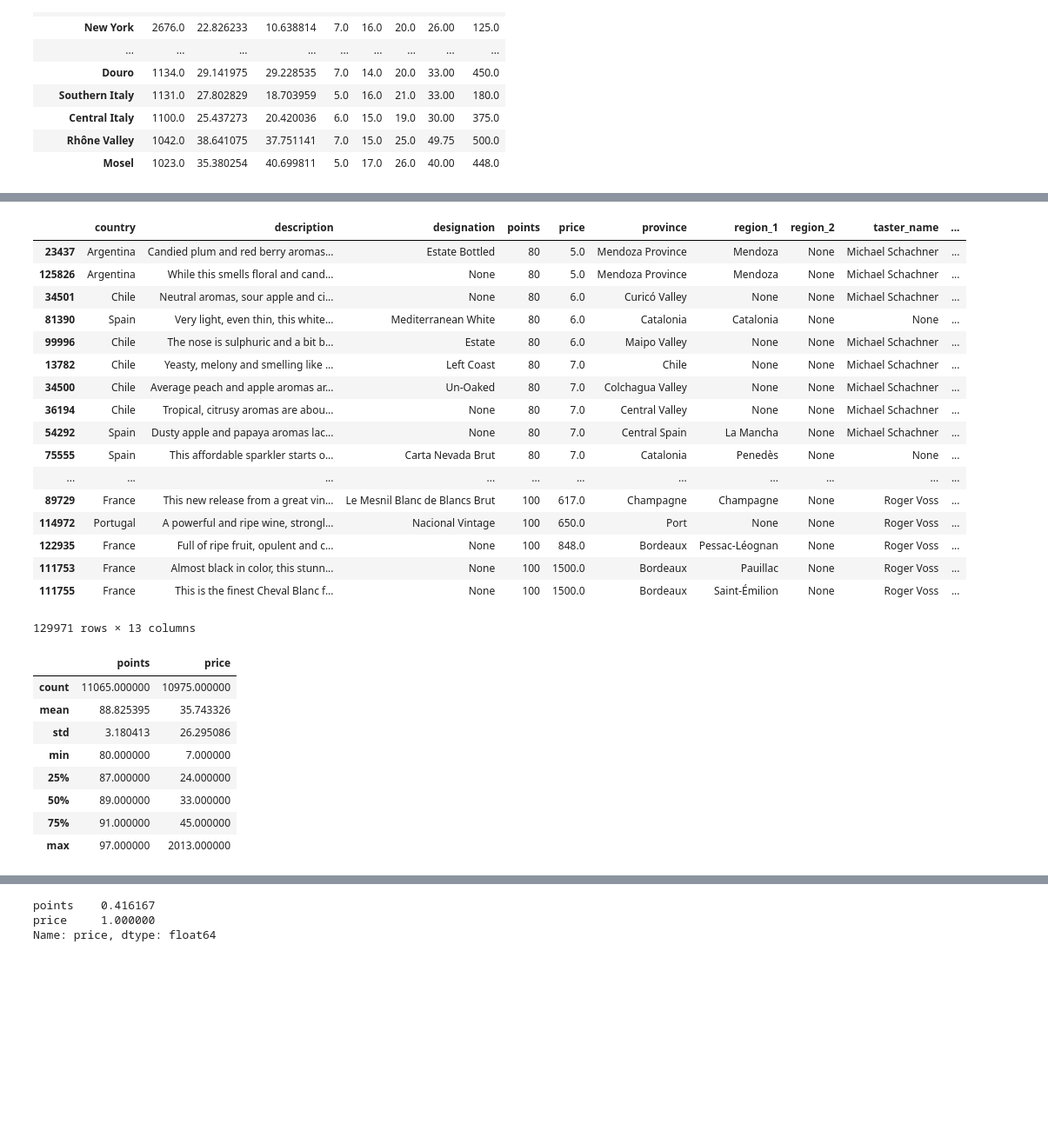
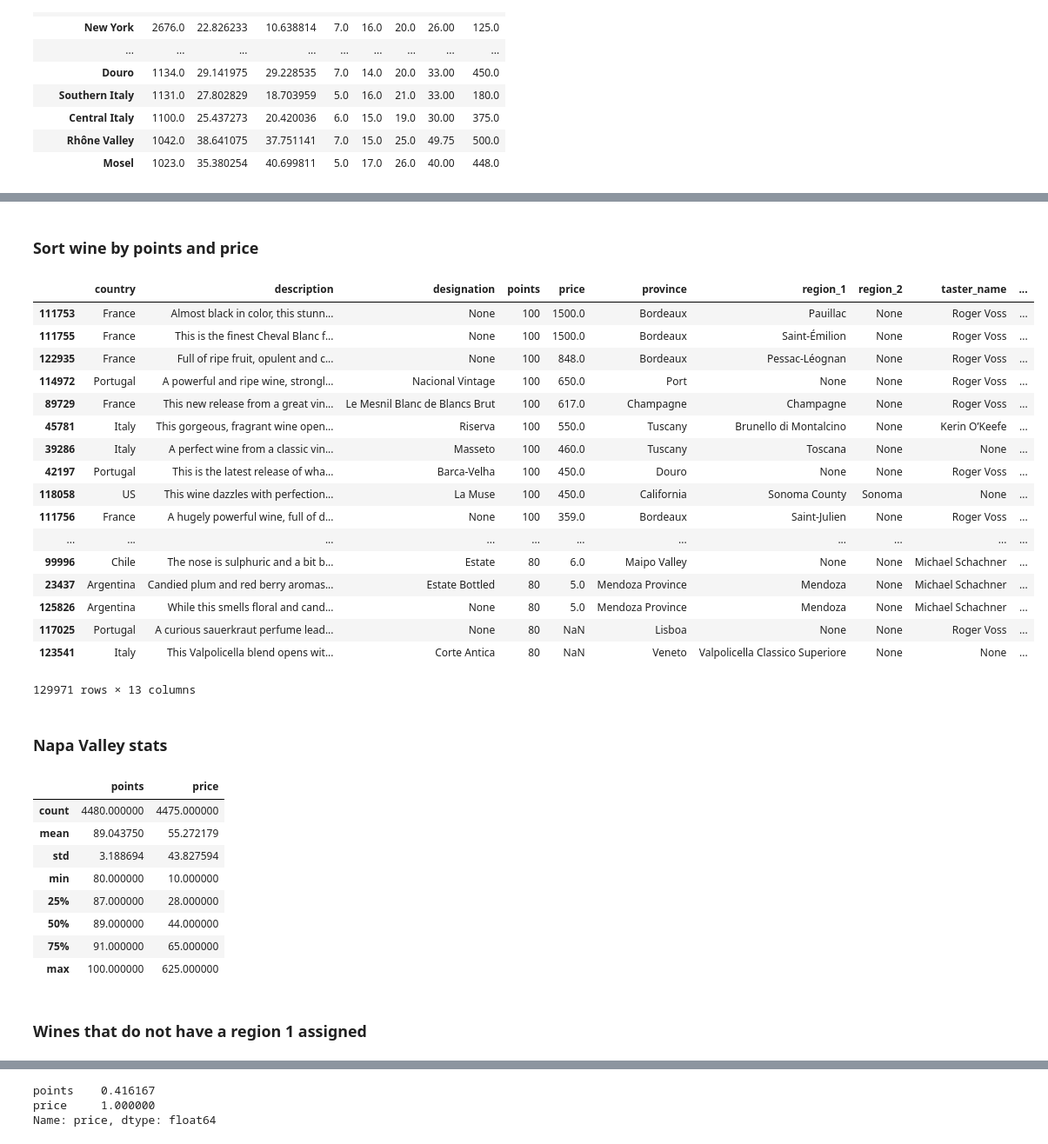
Before and after one commit to evanrosa/wine-ML-capstone-2018, a Jupyter notebook: 02-EDA.ipynb, the cells around one changed output, grey strips where cells are left out. Shown: that part at 87% size. Cells and saved outputs as stored; diff of their text form; code cells hidden in the pictures; blank space fills up the shorter version.

```diff
--- a/02-EDA.ipynb
+++ b/02-EDA.ipynb
@@ -403,33 +408,39 @@ wine.points.hist(bins=10);
+# %% [markdown]
+### Sort wine by points and price
 # %%
-wine.sort_values(['points', 'price'])
+wine.sort_values(['points', 'price'], ascending=False)
 # %% [output]
 |  | country | description | designation | points | price | province | region_1 | region_2 | taster_name | ... |
+| 111753 | France | Almost black in color, this stunn... | None | 100 | 1500.0 | Bordeaux | Pauillac | None | Roger Voss | ... |
+| 111755 | France | This is the finest Cheval Blanc f... | None | 100 | 1500.0 | Bordeaux | Saint-Émilion | None | Roger Voss | ... |
+| 122935 | France | Full of ripe fruit, opulent and c... | None | 100 | 848.0 | Bordeaux | Pessac-Léognan | None | Roger Voss | ... |
+| 114972 | Portugal | A powerful and ripe wine, strongl... | Nacional Vintage | 100 | 650.0 | Port | None | None | Roger Voss | ... |
+| 89729 | France | This new release from a great vin... | Le Mesnil Blanc de Blancs Brut | 100 | 617.0 | Champagne | Champagne | None | Roger Voss | ... |
+| 45781 | Italy | This gorgeous, fragrant wine open... | Riserva | 100 | 550.0 | Tuscany | Brunello di Montalcino | None | Kerin O’Keefe | ... |
+| 39286 | Italy | A perfect wine from a classic vin... | Masseto | 100 | 460.0 | Tuscany | Toscana | None | None | ... |
+| 42197 | Portugal | This is the latest release of wha... | Barca-Velha | 100 | 450.0 | Douro | None | None | Roger Voss | ... |
+| 118058 | US | This wine dazzles with perfection... | La Muse | 100 | 450.0 | California | Sonoma County | Sonoma | None | ... |
+| 111756 | France | A hugely powerful wine, full of d... | None | 100 | 359.0 | Bordeaux | Saint-Julien | None | Roger Voss | ... |
+| ... | ... | ... | ... | ... | ... | ... | ... | ... | ... | ... |
+| 99996 | Chile | The nose is sulphuric and a bit b... | Estate | 80 | 6.0 | Maipo Valley | None | None | Michael Schachner | ... |
 | 23437 | Argentina | Candied plum and red berry aromas... | Estate Bottled | 80 | 5.0 | Mendoza Province | Mendoza | None | Michael Schachner | ... |
 | 125826 | Argentina | While this smells floral and cand... | None | 80 | 5.0 | Mendoza Province | Mendoza | None | Michael Schachner | ... |
-| 34501 | Chile | Neutral aromas, sour apple and ci... | None | 80 | 6.0 | Curicó Valley | None | None | Michael Schachner | ... |
-| 81390 | Spain | Very light, even thin, this white... | Mediterranean White | 80 | 6.0 | Catalonia | Catalonia | None | None | ... |
-| 99996 | Chile | The nose is sulphuric and a bit b... | Estate | 80 | 6.0 | Maipo Valley | None | None | Michael Schachner | ... |
-| 13782 | Chile | Yeasty, melony and smelling like ... | Left Coast | 80 | 7.0 | Chile | None | None | Michael Schachner | ... |
-| 34500 | Chile | Average peach and apple aromas ar... | Un-Oaked | 80 | 7.0 | Colchagua Valley | None | None | Michael Schachner | ... |
-| 36194 | Chile | Tropical, citrusy aromas are abou... | None | 80 | 7.0 | Central Valley | None | None | Michael Schachner | ... |
-| 54292 | Spain | Dusty apple and papaya aromas lac... | None | 80 | 7.0 | Central Spain | La Mancha | None | Michael Schachner | ... |
-| 75555 | Spain | This affordable sparkler starts o... | Carta Nevada Brut | 80 | 7.0 | Catalonia | Penedès | None | None | ... |
-| ... | ... | ... | ... | ... | ... | ... | ... | ... | ... | ... |
-| 89729 | France | This new release from a great vin... | Le Mesnil Blanc de Blancs Brut | 100 | 617.0 | Champagne | Champagne | None | Roger Voss | ... |
-| 114972 | Portugal | A powerful and ripe wine, strongl... | Nacional Vintage | 100 | 650.0 | Port | None | None | Roger Voss | ... |
-| 122935 | France | Full of ripe fruit, opulent and c... | None | 100 | 848.0 | Bordeaux | Pessac-Léognan | None | Roger Voss | ... |
-| 111753 | France | Almost black in color, this stunn... | None | 100 | 1500.0 | Bordeaux | Pauillac | None | Roger Voss | ... |
-| 111755 | France | This is the finest Cheval Blanc f... | None | 100 | 1500.0 | Bordeaux | Saint-Émilion | None | Roger Voss | ... |
+| 117025 | Portugal | A curious sauerkraut perfume lead... | None | 80 | NaN | Lisboa | None | None | Roger Voss | ... |
+| 123541 | Italy | This Valpolicella blend opens wit... | Corte Antica | 80 | NaN | Veneto | Valpolicella Classico Superiore | None | None | ... |
 129971 rows × 13 columns
+# %% [markdown]
+### Napa Valley stats
 # %%
-wine[wine['region_2'] == 'Central Coast'].describe()
+wine[wine['region_1'] == 'Napa Valley'].describe()
 # %% [output]
 |  | points | price |
-| count | 11065.000000 | 10975.000000 |
-| mean | 88.825395 | 35.743326 |
-| std | 3.180413 | 26.295086 |
-| min | 80.000000 | 7.000000 |
-| 25% | 87.000000 | 24.000000 |
-| 50% | 89.000000 | 33.000000 |
-| 75% | 91.000000 | 45.000000 |
-| max | 97.000000 | 2013.000000 |
+| count | 4480.000000 | 4475.000000 |
+| mean | 89.043750 | 55.272179 |
+| std | 3.188694 | 43.827594 |
+| min | 80.000000 | 10.000000 |
+| 25% | 87.000000 | 28.000000 |
+| 50% | 89.000000 | 44.000000 |
+| 75% | 91.000000 | 65.000000 |
+| max | 100.000000 | 625.000000 |
+# %% [markdown]
+### Wines that do not have a region 1 assigned
```
Also changed, not shown: parts of 28 cells of this notebook.
